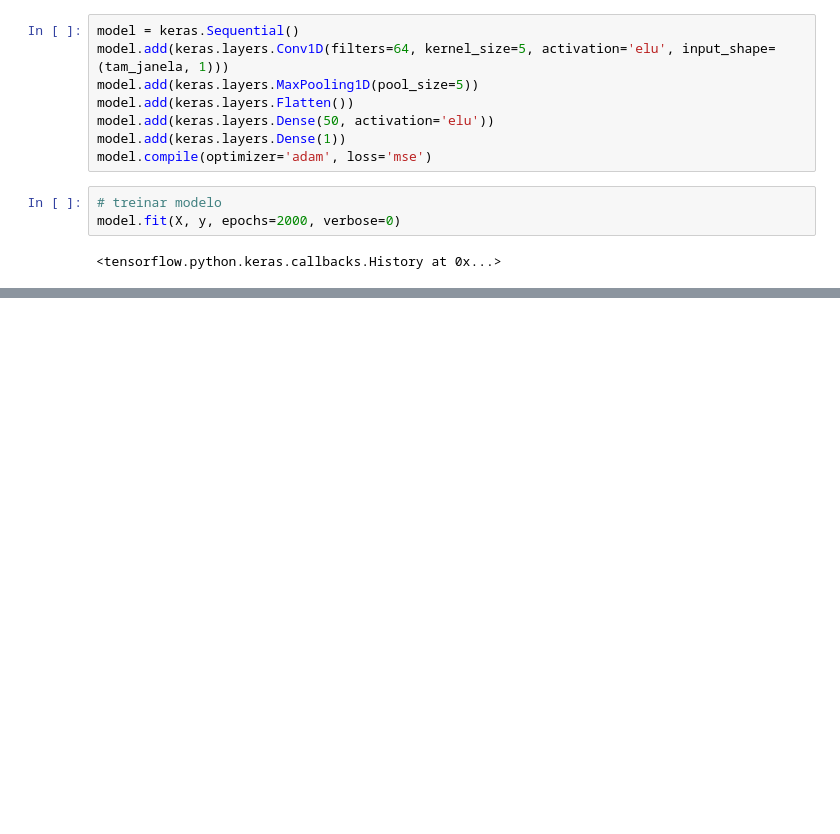
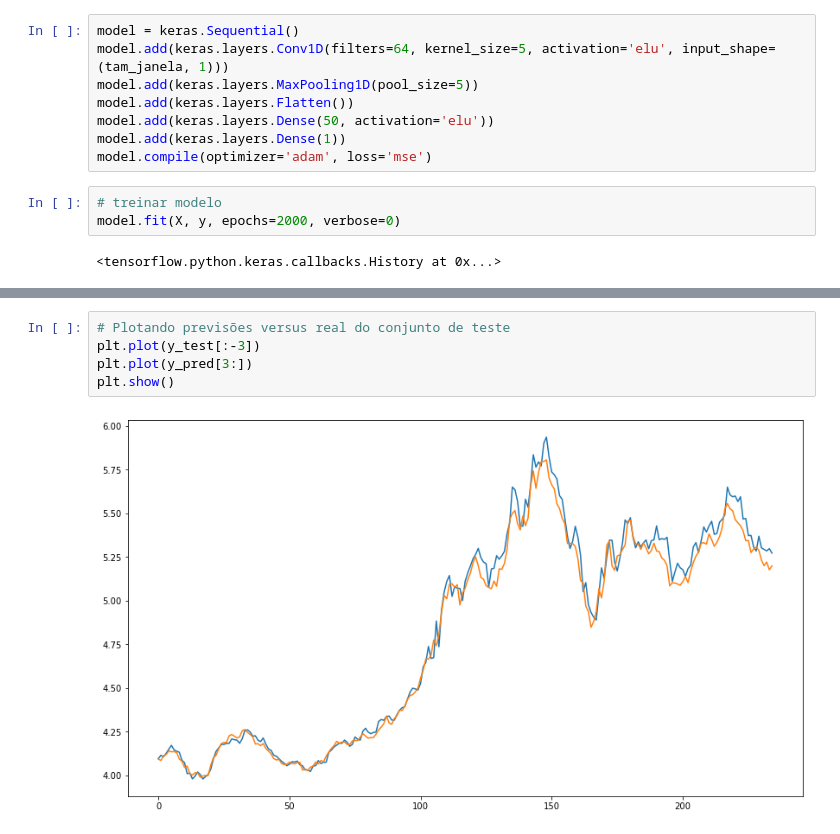
Before and after one commit to feanored/Perceptron, a Jupyter notebook: Keras_&_Séries_Temporais.ipynb, the cells around one changed output, grey strips where cells are left out. Drawn from its saved outputs; the diff is of its cells as text; blank space fills up the shorter version.

```diff
--- a/Keras_&_Séries_Temporais.ipynb
+++ b/Keras_&_Séries_Temporais.ipynb
@@ -80,0 +243,7 @@ model.evaluate(x_test, y_test)
+# %%
+# Plotando previsões versus real do conjunto de teste
+plt.plot(y_test[:-3])
+plt.plot(y_pred[3:])
+plt.show()
+# %% [output]
+[figure, added]
```
Also changed, not shown: parts of 26 cells of this notebook, 1 other file.
